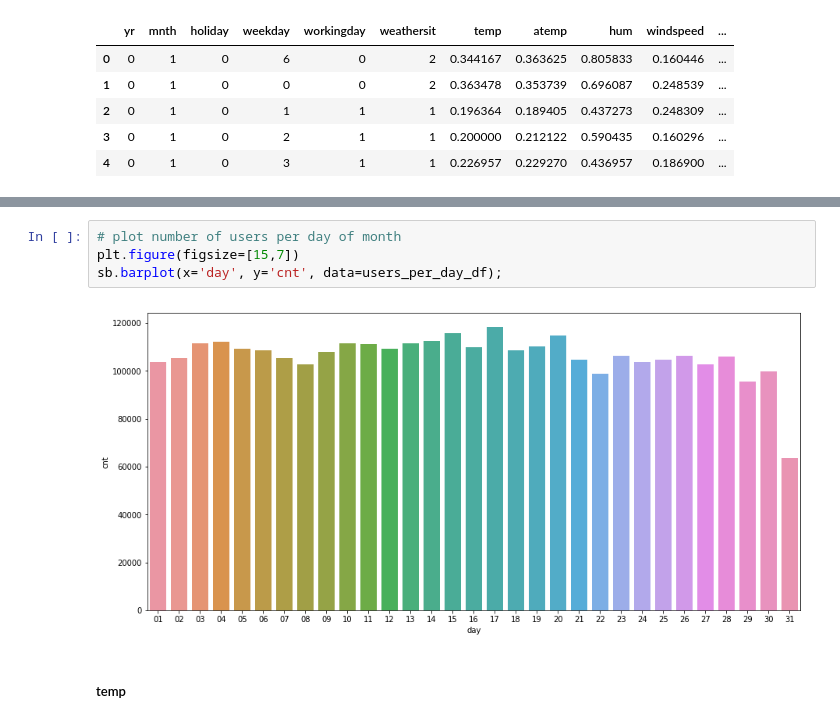
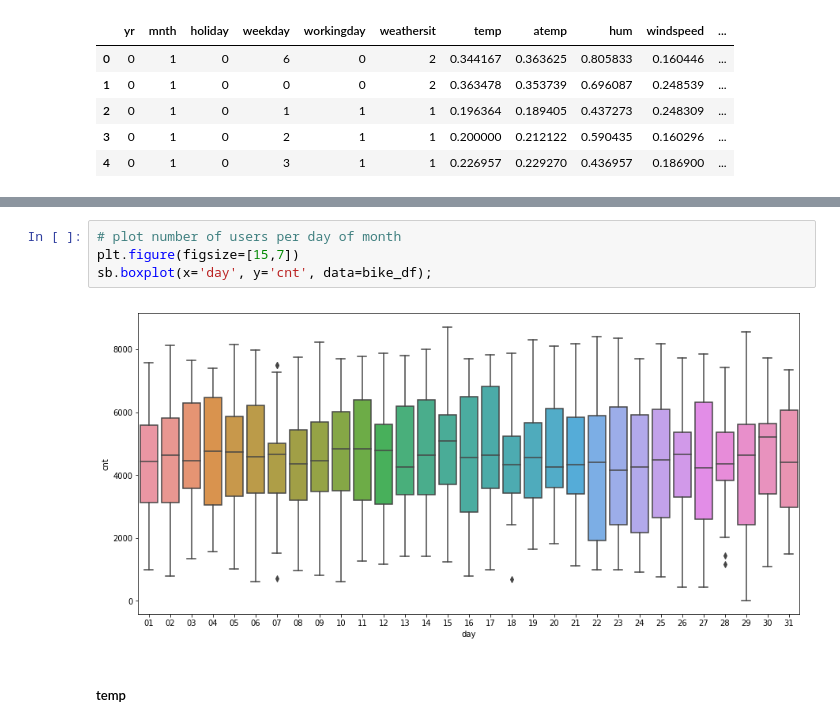
Before and after one commit to julianikulski/bike-sharing, a Jupyter notebook: bike-sharing-demand.ipynb, the cells around one changed output, grey strips where cells are left out. Drawn from its saved outputs; the diff is of its cells as text.

Commit message:
feat: Change barplot for day feature to boxplot

```diff
--- a/bike-sharing-demand.ipynb
+++ b/bike-sharing-demand.ipynb
@@ -215,9 +206,9 @@ users_per_day_df.reset_index(inplace=True)
 # %%
 # plot number of users per day of month
 plt.figure(figsize=[15,7])
-sb.barplot(x='day', y='cnt', data=users_per_day_df);
+sb.boxplot(x='day', y='cnt', data=bike_df);
 # %% [output]
-[figure, old version]
+[figure, new version]
 # %% [markdown]
 ##### temp
 # %%
```
Also changed, not shown: parts of 4 cells of this notebook.
